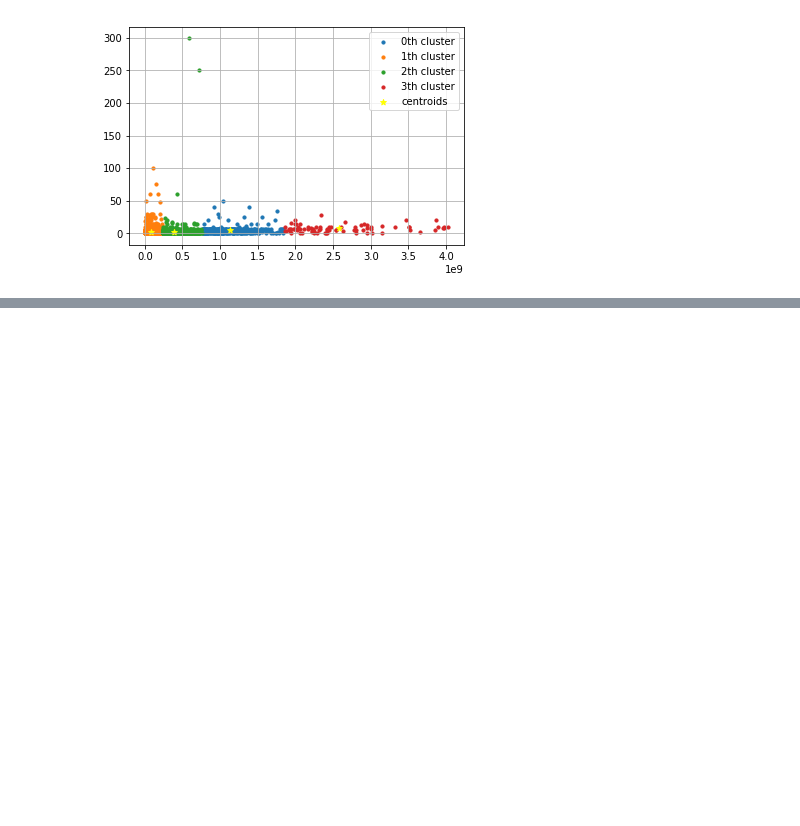
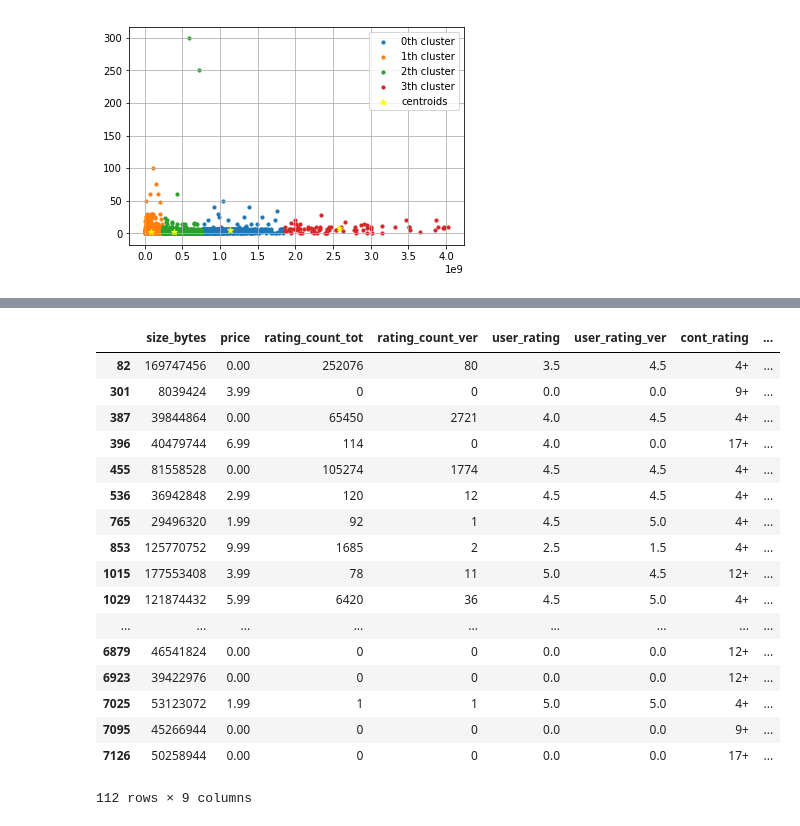
Before and after one commit to wtfzambo/app-store-eda, a Jupyter notebook: AssignmentAPPS.ipynb, the cells around one changed output, grey strips where cells are left out. Saved outputs shown, nothing was run; the diff lists cells and outputs as text; code cells hidden in the pictures; blank space fills up the shorter version.

```diff
--- a/AssignmentAPPS.ipynb
+++ b/AssignmentAPPS.ipynb
@@ -283,0 +304,21 @@ plt.show()
+# %%
+d['Book']
+# %% [output]
+|  | size_bytes | price | rating_count_tot | rating_count_ver | user_rating | user_rating_ver | cont_rating | ... |
+| 82 | 169747456 | 0.00 | 252076 | 80 | 3.5 | 4.5 | 4+ | ... |
+| 301 | 8039424 | 3.99 | 0 | 0 | 0.0 | 0.0 | 9+ | ... |
+| 387 | 39844864 | 0.00 | 65450 | 2721 | 4.0 | 4.5 | 4+ | ... |
+| 396 | 40479744 | 6.99 | 114 | 0 | 4.0 | 0.0 | 17+ | ... |
+| 455 | 81558528 | 0.00 | 105274 | 1774 | 4.5 | 4.5 | 4+ | ... |
+| 536 | 36942848 | 2.99 | 120 | 12 | 4.5 | 4.5 | 4+ | ... |
+| 765 | 29496320 | 1.99 | 92 | 1 | 4.5 | 5.0 | 4+ | ... |
+| 853 | 125770752 | 9.99 | 1685 | 2 | 2.5 | 1.5 | 4+ | ... |
+| 1015 | 177553408 | 3.99 | 78 | 11 | 5.0 | 4.5 | 12+ | ... |
+| 1029 | 121874432 | 5.99 | 6420 | 36 | 4.5 | 5.0 | 4+ | ... |
+| ... | ... | ... | ... | ... | ... | ... | ... | ... |
+| 6879 | 46541824 | 0.00 | 0 | 0 | 0.0 | 0.0 | 12+ | ... |
+| 6923 | 39422976 | 0.00 | 0 | 0 | 0.0 | 0.0 | 12+ | ... |
+| 7025 | 53123072 | 1.99 | 1 | 1 | 5.0 | 5.0 | 4+ | ... |
+| 7095 | 45266944 | 0.00 | 0 | 0 | 0.0 | 0.0 | 9+ | ... |
+| 7126 | 50258944 | 0.00 | 0 | 0 | 0.0 | 0.0 | 17+ | ... |
+112 rows × 9 columns
```
Also changed, not shown: parts of 14 cells of this notebook.
